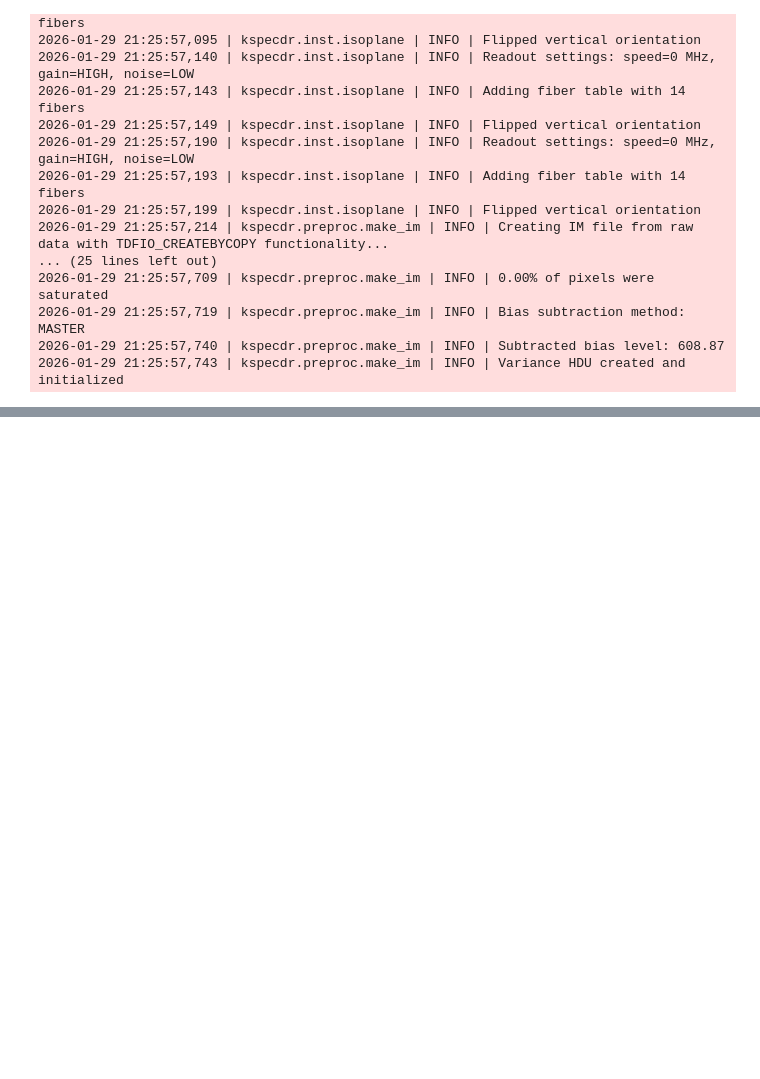
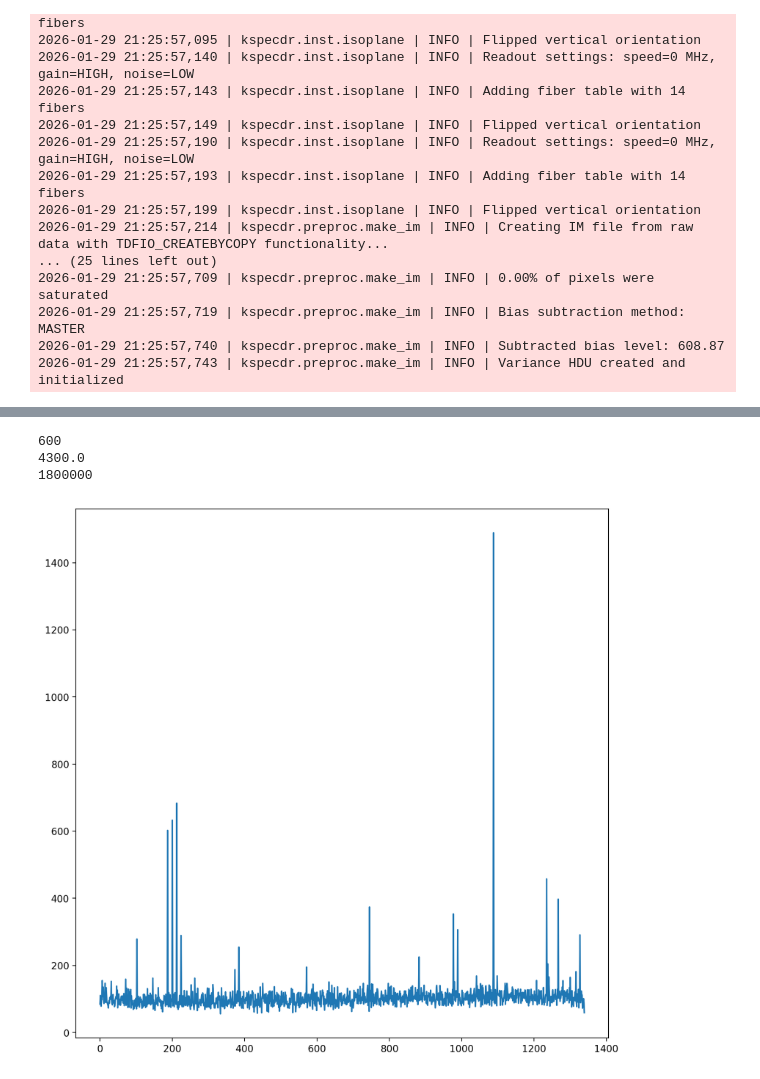
Before and after one commit to hbahk/kspecdr, a Jupyter notebook: notebooks/kspec_commissioning_jan28.ipynb, the cells around one changed output, grey strips where cells are left out. Drawn from its saved outputs; the diff is of its cells as text; code cells hidden in the pictures; blank space fills up the shorter version.

```diff
--- a/notebooks/kspec_commissioning_jan28.ipynb
+++ b/notebooks/kspec_commissioning_jan28.ipynb
@@ -122,0 +410,16 @@ for fpath in flat_files_converted:
+# %%
+hdul = fits.open(ex_path)
+
+print(hdul[0].header["GRATID"])
+print(hdul[0].header["LAMBDAC"])
+print(hdul[0].header["EXPTIME"])
+
+fig = plt.figure(figsize=(10, 10))
+ax = fig.add_subplot(111)
+ax.plot(hdul[0].data[-1])
+plt.show()
+# %% [output]
+600
+4300.0
+1800000
+[figure, added]
```
Also changed, not shown: parts of 12 cells of this notebook.
